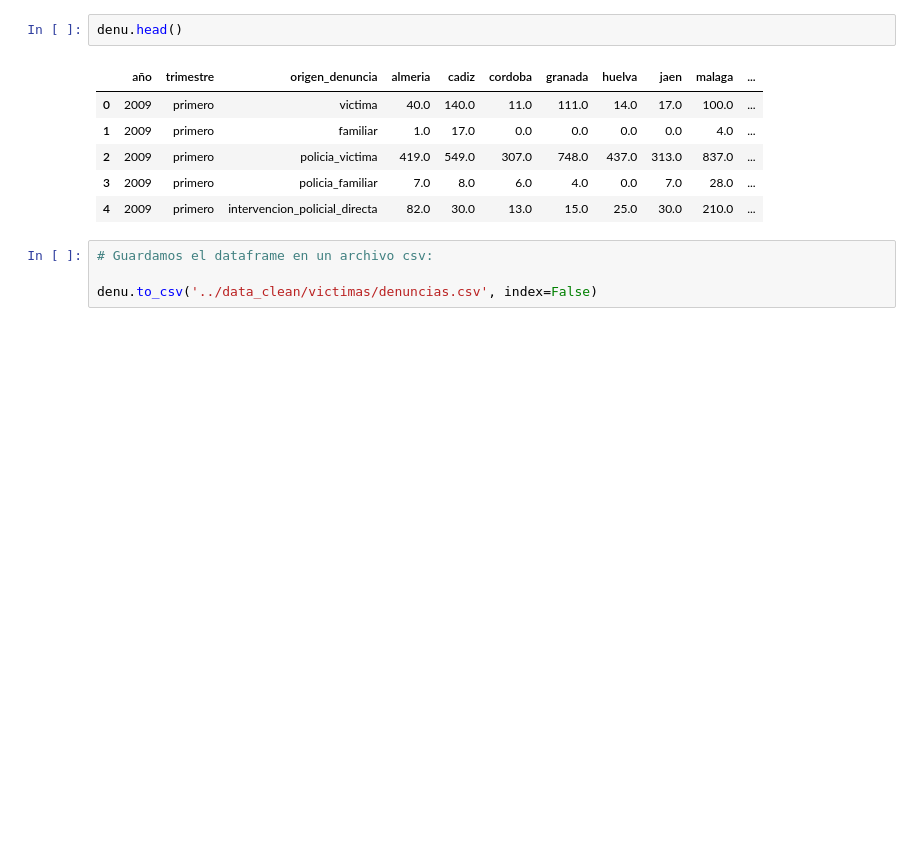
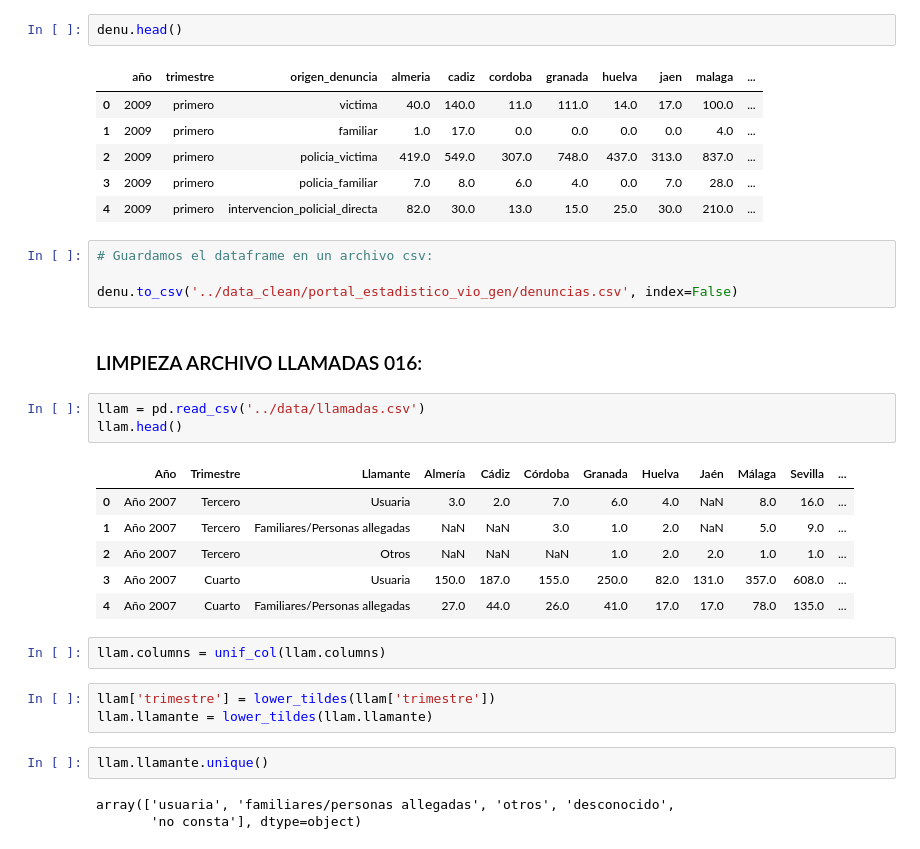
Before and after one commit to NoeRoson/Final_project, a Jupyter notebook: code/limpieza.ipynb, the cells around one changed output. Cells and saved outputs as stored; diff of their text form; blank space fills up the shorter version.

Commit message:
limpieza llamadas

```diff
--- a/code/limpieza.ipynb
+++ b/code/limpieza.ipynb
@@ -71,4 +79,26 @@ denu.head()
 # %%
 # Guardamos el dataframe en un archivo csv:
 
-denu.to_csv('../data_clean/victimas/denuncias.csv', index=False)
+denu.to_csv('../data_clean/portal_estadistico_vio_gen/denuncias.csv', index=False)
+# %% [markdown]
+### LIMPIEZA ARCHIVO LLAMADAS 016:
+# %%
+llam = pd.read_csv('../data/llamadas.csv')
+llam.head()
+# %% [output]
+|  | Año | Trimestre | Llamante | Almería | Cádiz | Córdoba | Granada | Huelva | Jaén | Málaga | Sevilla | ... |
+| 0 | Año 2007 | Tercero | Usuaria | 3.0 | 2.0 | 7.0 | 6.0 | 4.0 | NaN | 8.0 | 16.0 | ... |
+| 1 | Año 2007 | Tercero | Familiares/Personas allegadas | NaN | NaN | 3.0 | 1.0 | 2.0 | NaN | 5.0 | 9.0 | ... |
+| 2 | Año 2007 | Tercero | Otros | NaN | NaN | NaN | 1.0 | 2.0 | 2.0 | 1.0 | 1.0 | ... |
+| 3 | Año 2007 | Cuarto | Usuaria | 150.0 | 187.0 | 155.0 | 250.0 | 82.0 | 131.0 | 357.0 | 608.0 | ... |
+| 4 | Año 2007 | Cuarto | Familiares/Personas allegadas | 27.0 | 44.0 | 26.0 | 41.0 | 17.0 | 17.0 | 78.0 | 135.0 | ... |
+# %%
+llam.columns = unif_col(llam.columns)
+# %%
+llam['trimestre'] = lower_tildes(llam['trimestre'])
+llam.llamante = lower_tildes(llam.llamante)
+# %%
+llam.llamante.unique()
+# %% [output]
+array(['usuaria', 'familiares/personas allegadas', 'otros', 'desconocido',
+       'no consta'], dtype=object)
```
Also changed, not shown: parts of 10 cells of this notebook, 16 other files.
